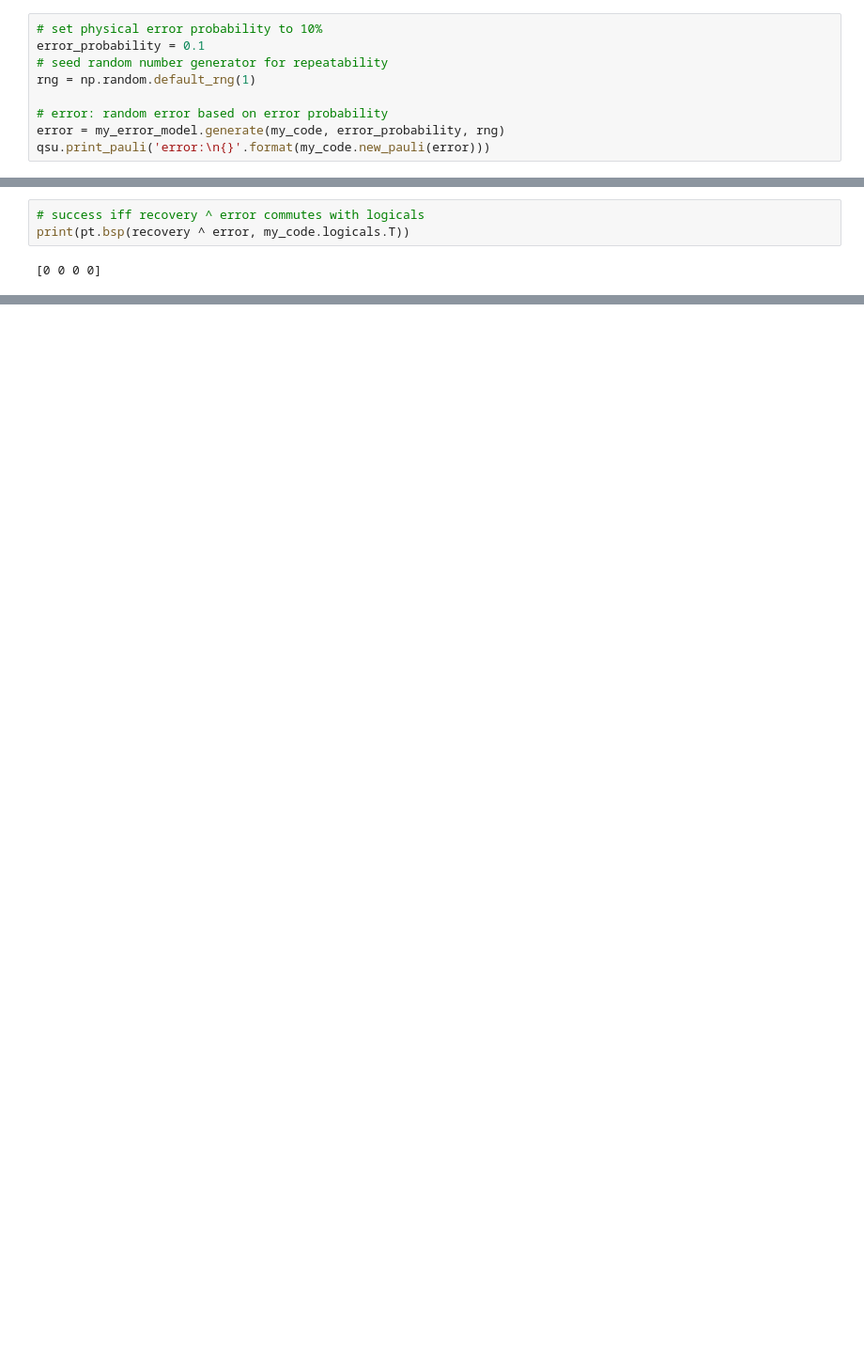
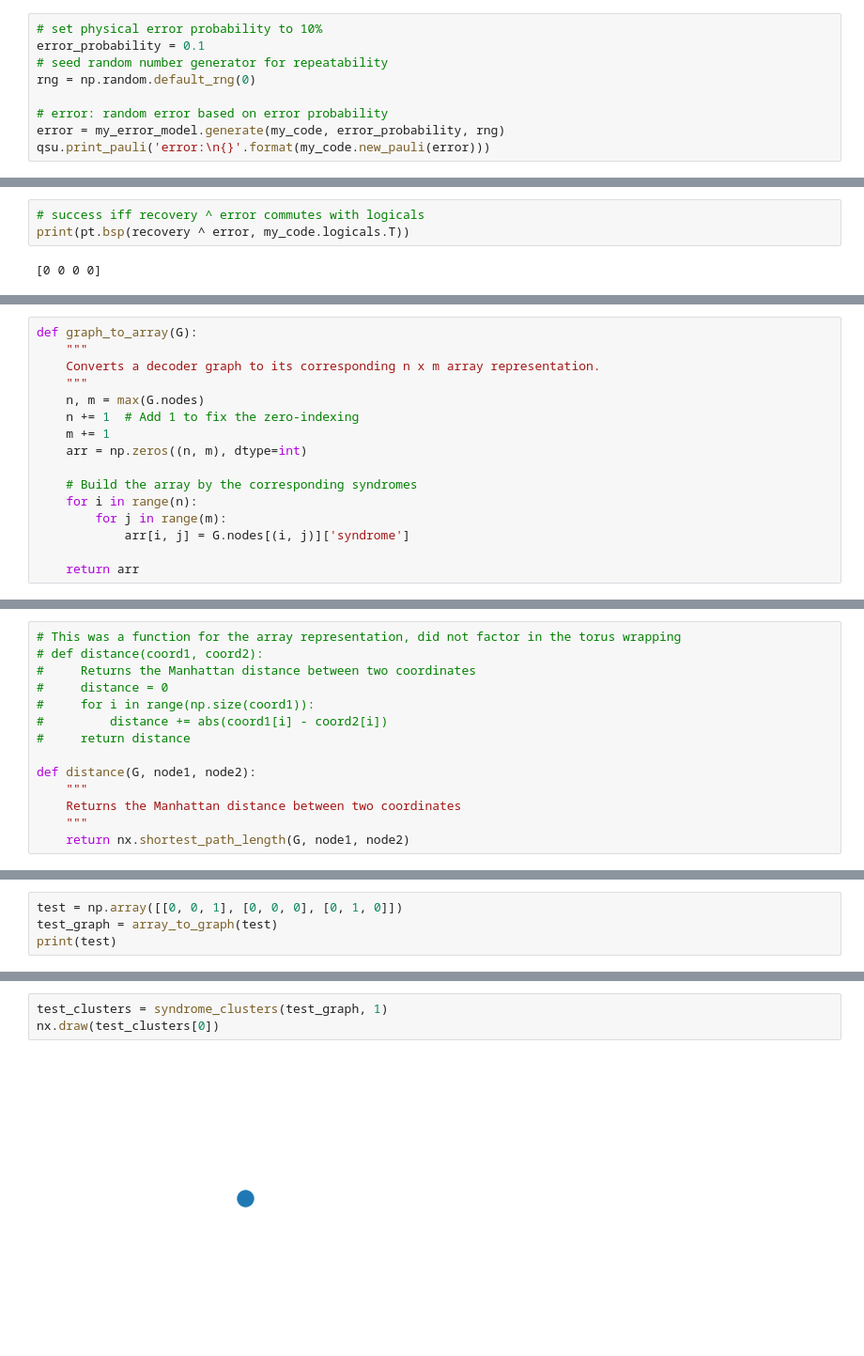
Before and after one commit to jpmarceaux/QuantumScripts, a Jupyter notebook: ToricCode.ipynb, the cells around one changed output, grey strips where cells are left out. Shown at 94% size. Saved outputs shown, nothing was run; the diff lists cells and outputs as text; blank space fills up the shorter version.

```diff
--- a/ToricCode.ipynb
+++ b/ToricCode.ipynb
@@ -34,7 +38,7 @@ class qsu:
 # set physical error probability to 10%
 error_probability = 0.1
 # seed random number generator for repeatability
-rng = np.random.default_rng(1)
+rng = np.random.default_rng(0)
 
 # error: random error based on error probability
 error = my_error_model.generate(my_code, error_probability, rng)
@@ -84,0 +272,16 @@ print(app.run_once(my_code, my_error_model, my_decoder, error_probability=0.15))
+# %%
+def graph_to_array(G):
+    """
+    Converts a decoder graph to its corresponding n x m array representation.
+    """
+    n, m = max(G.nodes)
+    n += 1  # Add 1 to fix the zero-indexing
+    m += 1
+    arr = np.zeros((n, m), dtype=int)
+
+    # Build the array by the corresponding syndromes
+    for i in range(n):
+        for j in range(m):
+            arr[i, j] = G.nodes[(i, j)]['syndrome']
+
+    return arr
@@ -84,0 +317,14 @@ print(app.run_once(my_code, my_error_model, my_decoder, error_probability=0.15))
+# %%
+# This was a function for the array representation, did not factor in the torus wrapping
+# def distance(coord1, coord2):
+#     Returns the Manhattan distance between two coordinates
+#     distance = 0
+#     for i in range(np.size(coord1)):
+#         distance += abs(coord1[i] - coord2[i])
+#     return distance
+
+def distance(G, node1, node2):
+    """
+    Returns the Manhattan distance between two coordinates
+    """
+    return nx.shortest_path_length(G, node1, node2)
@@ -84,0 +382,4 @@ print(app.run_once(my_code, my_error_model, my_decoder, error_probability=0.15))
+# %%
+test = np.array([[0, 0, 1], [0, 0, 0], [0, 1, 0]])
+test_graph = array_to_graph(test)
+print(test)
@@ -84,0 +395,5 @@ print(app.run_once(my_code, my_error_model, my_decoder, error_probability=0.15))
+# %%
+test_clusters = syndrome_clusters(test_graph, 1)
+nx.draw(test_clusters[0])
+# %% [output]
+[figure, added]
```
Also changed, not shown: parts of 83 cells of this notebook.
